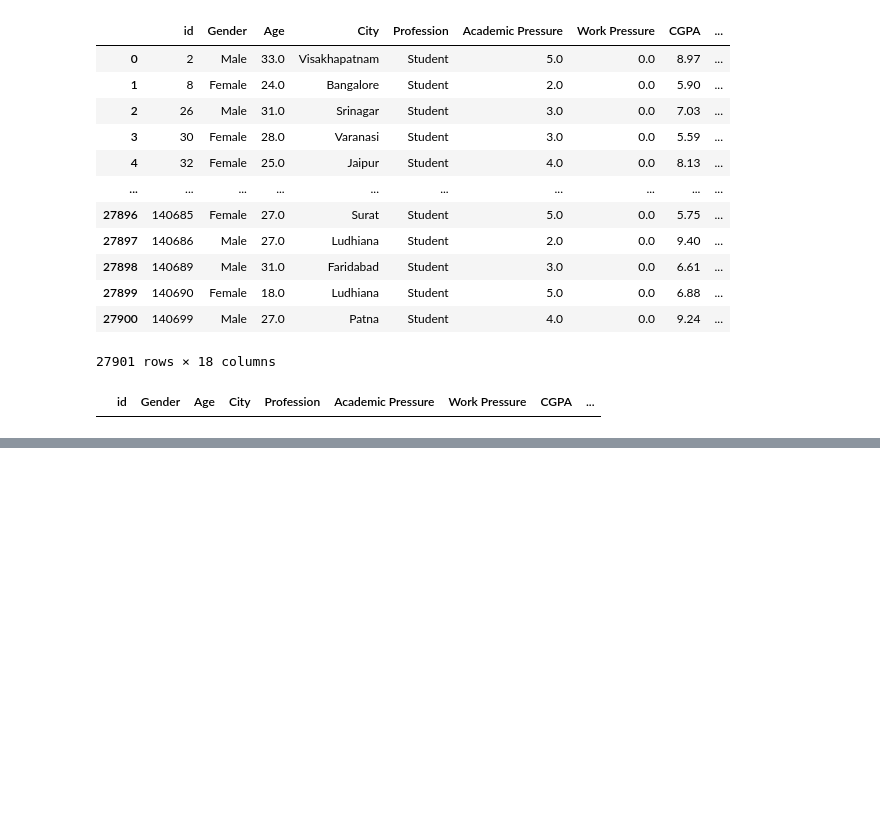
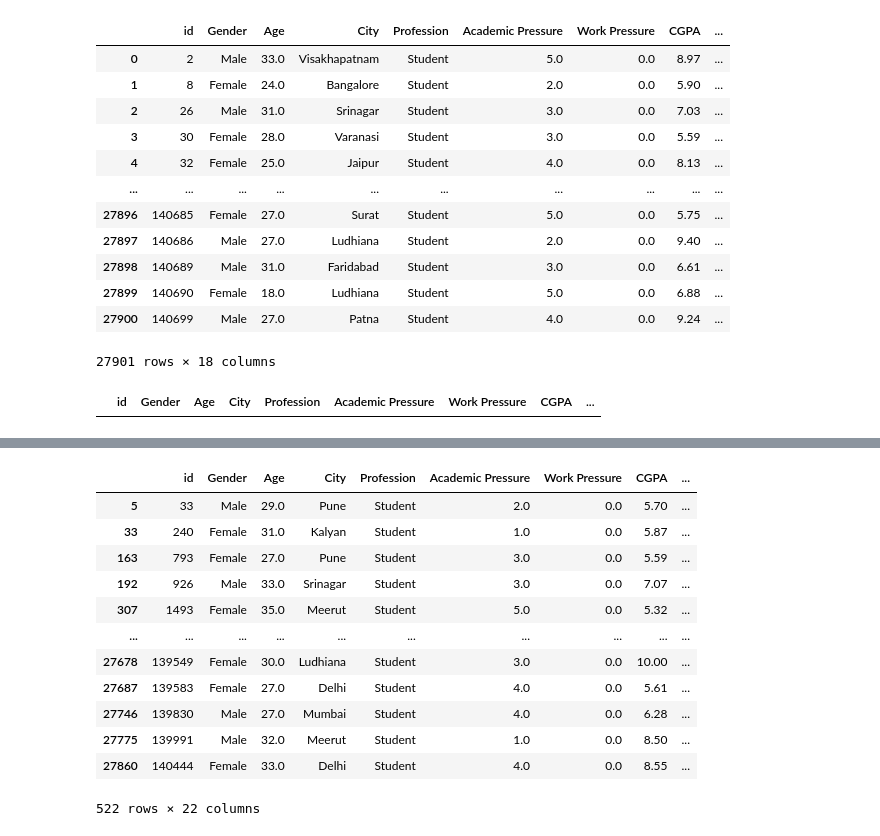
Before and after one commit to Pablo-Sant/Depressao-estudantil, a Jupyter notebook: notebooks/01-eda.ipynb, the cells around one changed output, grey strips where cells are left out. Saved outputs shown, nothing was run; the diff lists cells and outputs as text; code cells hidden in the pictures; blank space fills up the shorter version.

```diff
--- a/notebooks/01-eda.ipynb
+++ b/notebooks/01-eda.ipynb
@@ -147,0 +230,16 @@ dataset.loc[(dataset["Sleep Duration"] == "Less than 5 hours") & (dataset["Depre
+# %%
+dataset.loc[dataset["Degree"] == "PhD"]
+# %% [output]
+|  | id | Gender | Age | City | Profession | Academic Pressure | Work Pressure | CGPA | ... |
+| 5 | 33 | Male | 29.0 | Pune | Student | 2.0 | 0.0 | 5.70 | ... |
+| 33 | 240 | Female | 31.0 | Kalyan | Student | 1.0 | 0.0 | 5.87 | ... |
+| 163 | 793 | Female | 27.0 | Pune | Student | 3.0 | 0.0 | 5.59 | ... |
+| 192 | 926 | Male | 33.0 | Srinagar | Student | 3.0 | 0.0 | 7.07 | ... |
+| 307 | 1493 | Female | 35.0 | Meerut | Student | 5.0 | 0.0 | 5.32 | ... |
+| ... | ... | ... | ... | ... | ... | ... | ... | ... | ... |
+| 27678 | 139549 | Female | 30.0 | Ludhiana | Student | 3.0 | 0.0 | 10.00 | ... |
+| 27687 | 139583 | Female | 27.0 | Delhi | Student | 4.0 | 0.0 | 5.61 | ... |
+| 27746 | 139830 | Male | 27.0 | Mumbai | Student | 4.0 | 0.0 | 6.28 | ... |
+| 27775 | 139991 | Male | 32.0 | Meerut | Student | 1.0 | 0.0 | 8.50 | ... |
+| 27860 | 140444 | Female | 33.0 | Delhi | Student | 4.0 | 0.0 | 8.55 | ... |
+522 rows × 22 columns
```
Also changed, not shown: parts of 19 cells of this notebook, 1 other file.
